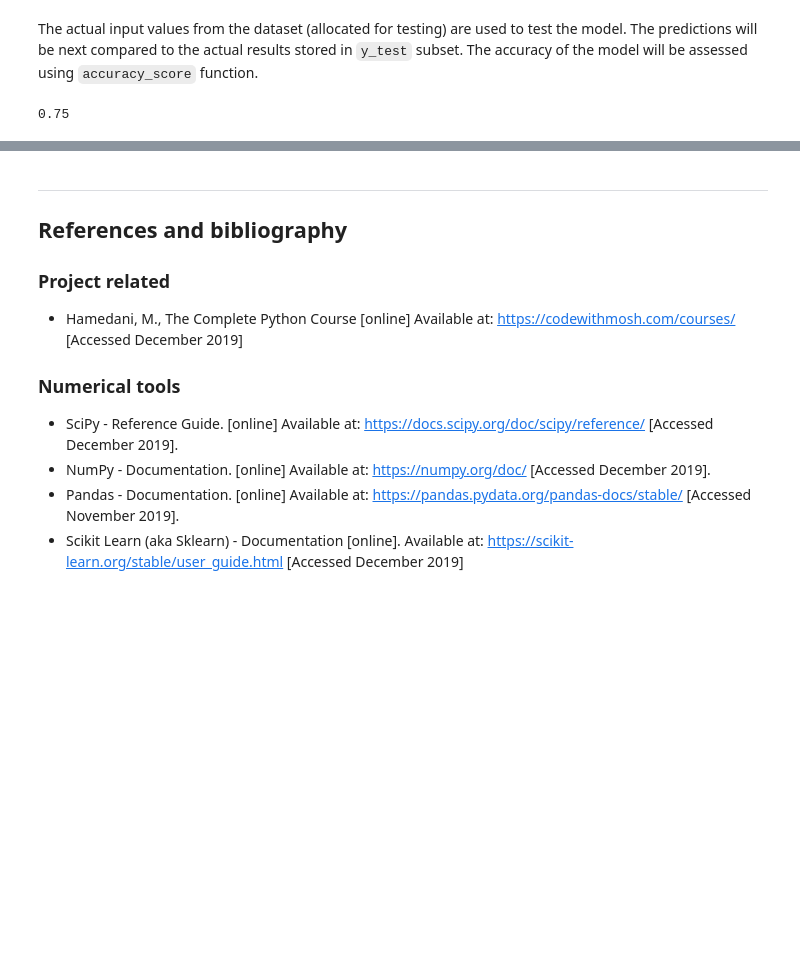
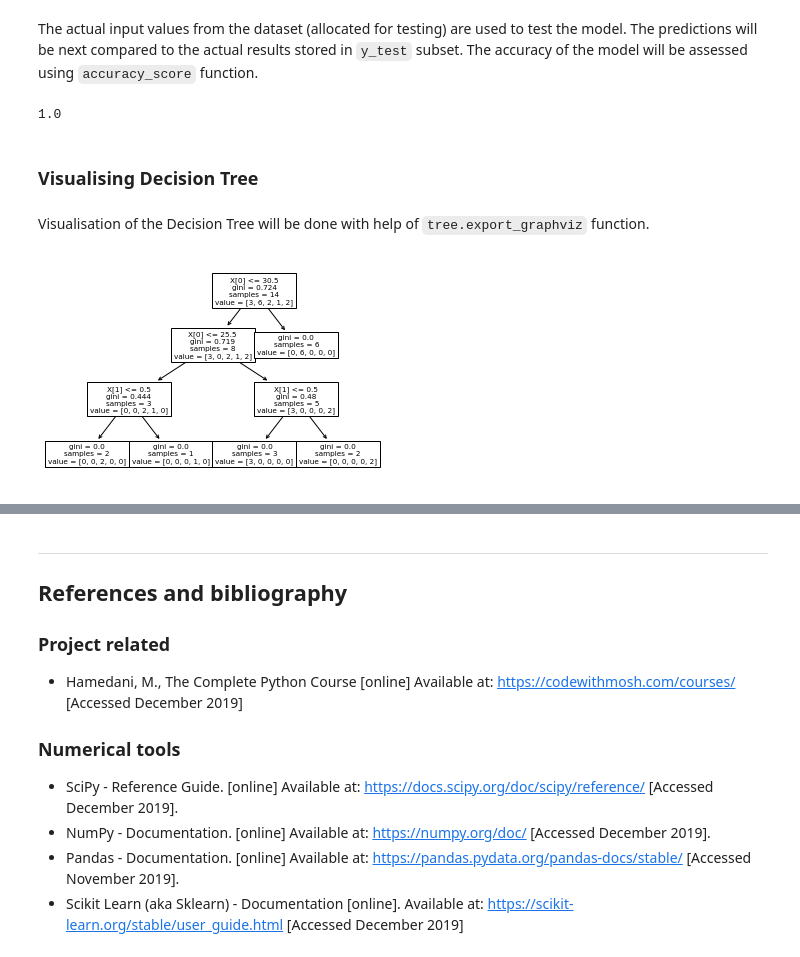
Before and after one commit to andkoc001/ML_projects, a Jupyter notebook: ML_intro_with Mosh.ipynb, the cells around one changed output, grey strips where cells are left out. Saved outputs shown, nothing was run; the diff lists cells and outputs as text; code cells hidden in the pictures; blank space fills up the shorter version.

Commit message:
Decision Tree visualisation added

```diff
--- a/ML_intro_with Mosh.ipynb
+++ b/ML_intro_with Mosh.ipynb
@@ -127,9 +128,3 @@ y = df["genre"] # output data subset (target)
 # %% [markdown]
 #### Training model and predicting
 We will apply `DecisionTreeClassifier()` class from `sklern.tree` library.
-# %%
-# Assigning model to `DecisionTreeClassifier` class.
-model = DecisionTreeClassifier()
-
-#Providing data to the model, so that it can learn about a pattern
-model.fit(X,y) # two variables passed: input dataset and output dataset (target)
@@ -143,3 +131,6 @@ DecisionTreeClassifier(ccp_alpha=0.0, class_weight=None, criterion='gini',
+# %%
+# Assigning model to `DecisionTreeClassifier` class.
+model = tree.DecisionTreeClassifier()
 # %% [markdown]
 Now, we will provide sample data (age and gender) and ask the model to predict what is the likely music genre.
 # %%
@@ -176,4 +172,13 @@ predictions = model.predict(X_test) # real values from the dataset (allocated fo
 # accuracy of the model
 accuracy_score(y_test, predictions)
 # %% [output]
-0.75
+1.0
+# %% [markdown]
+### Visualising Decision Tree
+# %% [markdown]
+Visualisation of the Decision Tree will be done with help of `tree.export_graphviz` function.
+# %%
+tree.plot_tree(model.fit(X_train, y_train))
+plt.show()
+# %% [output]
+[figure, added]
```
Also changed, not shown: parts of 12 cells of this notebook.
